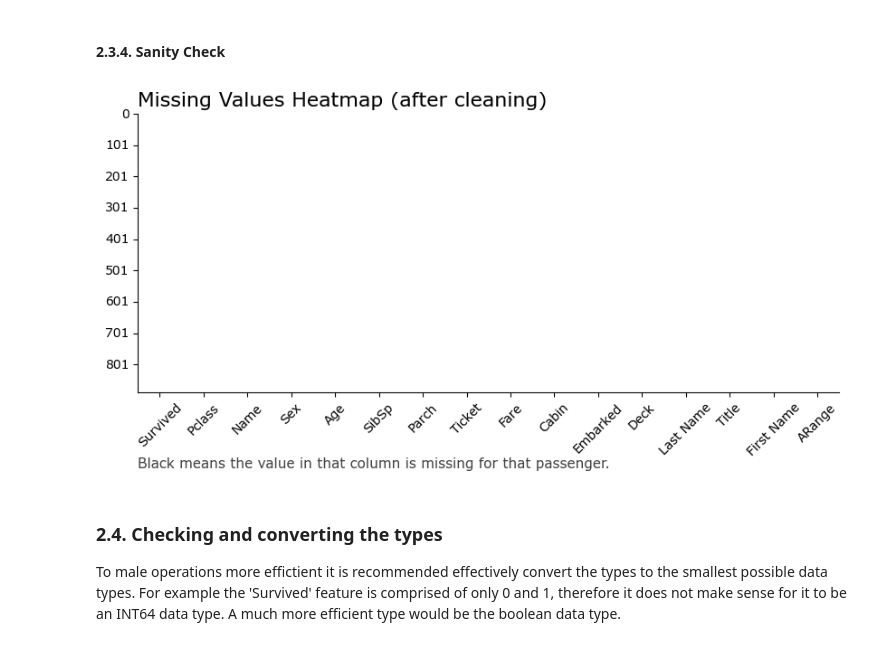
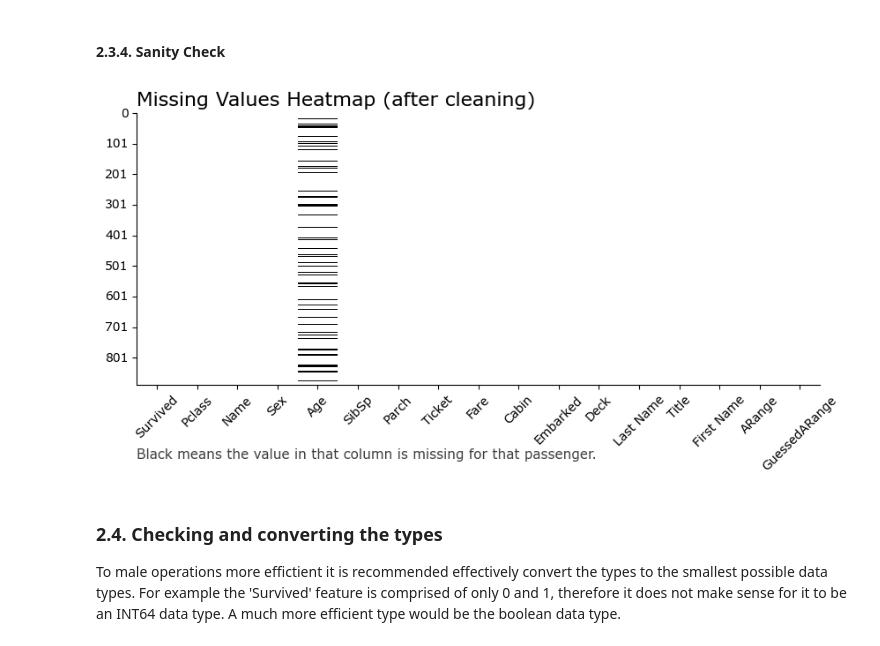
Before and after one commit to n3ur0mancer/kaggle_titanic_competition, a Jupyter notebook: titanic_comp_full.ipynb, the cells around one changed output. Saved outputs shown, nothing was run; the diff lists cells and outputs as text; code cells hidden in the pictures.

```diff
--- a/titanic_comp_full.ipynb
+++ b/titanic_comp_full.ipynb
@@ -421,10 +421,8 @@ age_cleaning.drop(columns=['Rest'], inplace=True)
 # %% [markdown]
 Because estimating the specific age per person is pretty difficult, an easier approach would be to define age bins/ ranges.
 # %%
-# Defining the age ranges and corresponding labels
 age_ranges = [
-    (0, 2, '0-2'),
-    (3, 5, '3-5'),
+    (0, 5, '0-5'),
     (6, 12, '6-12'),
     (13, 19, '13-19'),
     (20, 29, '20-29'),
@@ -495,0 +497,4 @@ df_clean_bayesian['ARange'] = df_clean_bayesian['Age'].apply(lambda age: map_age
+# %%
+age_probability_guess = age_cleaning.copy(deep=True)
+
+age_probability_guess
@@ -498,21 +517,21 @@ df_clean_bayesian['ARange'] = df_clean_bayesian['Age'].apply(lambda age: map_age
 # %%
 # Creating a heatmap of missing values to check if none are still missing
 plt.rcParams['font.family'] = "Verdana"
 
 plt.figure(figsize=(10, 4))
 title = plt.title("Missing Values Heatmap (after cleaning)", loc="left", fontname="Verdana", fontsize=16)
 
-sns.heatmap(df_clean_bayesian.isnull(), cmap="binary", cbar=False, yticklabels=100)
+sns.heatmap(age_probability_guess.isnull(), cmap="binary", cbar=False, yticklabels=100)
 plt.yticks(rotation=0)
 plt.xticks(rotation=45)
 sns.despine(left=False, bottom=False)
 
 description = "Black means the value in that column is missing for that passenger."
 plt.figtext(0.125, -0.1, description, ha="left",  fontname="Verdana", fontsize=11, color='#404040')
 
 plt.show()
 # %% [output]
-[figure, old version]
+[figure, new version]
 # %% [markdown]
 ### 2.4. Checking and converting the types
 
```
Also changed, not shown: parts of 9 cells of this notebook.
